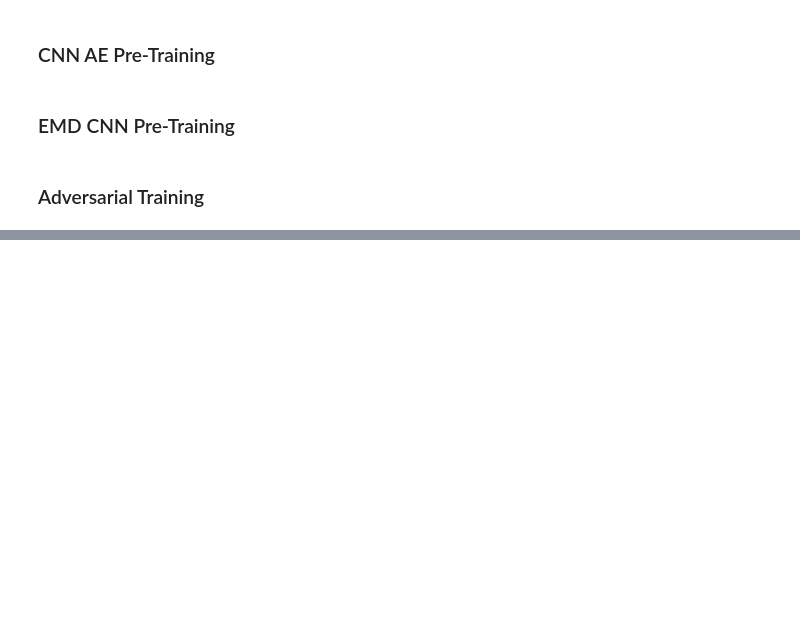
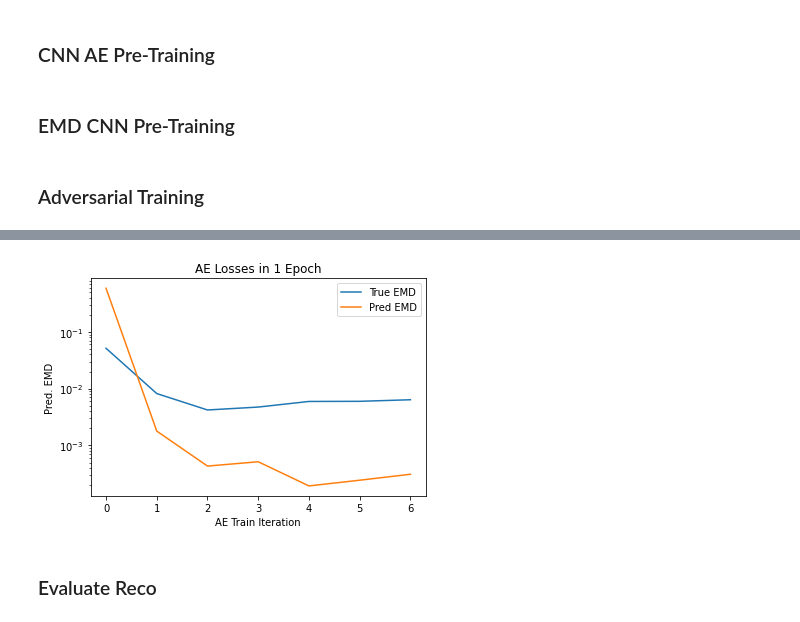
Before and after one commit to stsan9/GraphAE, a Jupyter notebook: code/qg_img_emd.ipynb, the cells around one changed output, grey strips where cells are left out. Drawn from its saved outputs; the diff is of its cells as text; code cells hidden in the pictures; blank space fills up the shorter version.

```diff
--- a/code/qg_img_emd.ipynb
+++ b/code/qg_img_emd.ipynb
@@ -520,0 +653,15 @@ plt.show()
+# %%
+plt.plot(ae_step_true_emd, label='True EMD')
+plt.plot(ae_step_pred_emd, label='Pred EMD')
+
+plt.title('AE Losses in 1 Epoch')
+plt.yscale('log')
+plt.ylabel('Pred. EMD')
+plt.xlabel('AE Train Iteration')
+
+plt.legend()
+plt.show()
+# %% [output]
+[figure, added]
+# %% [markdown]
+### Evaluate Reco
```
Also changed, not shown: parts of 27 cells of this notebook.
